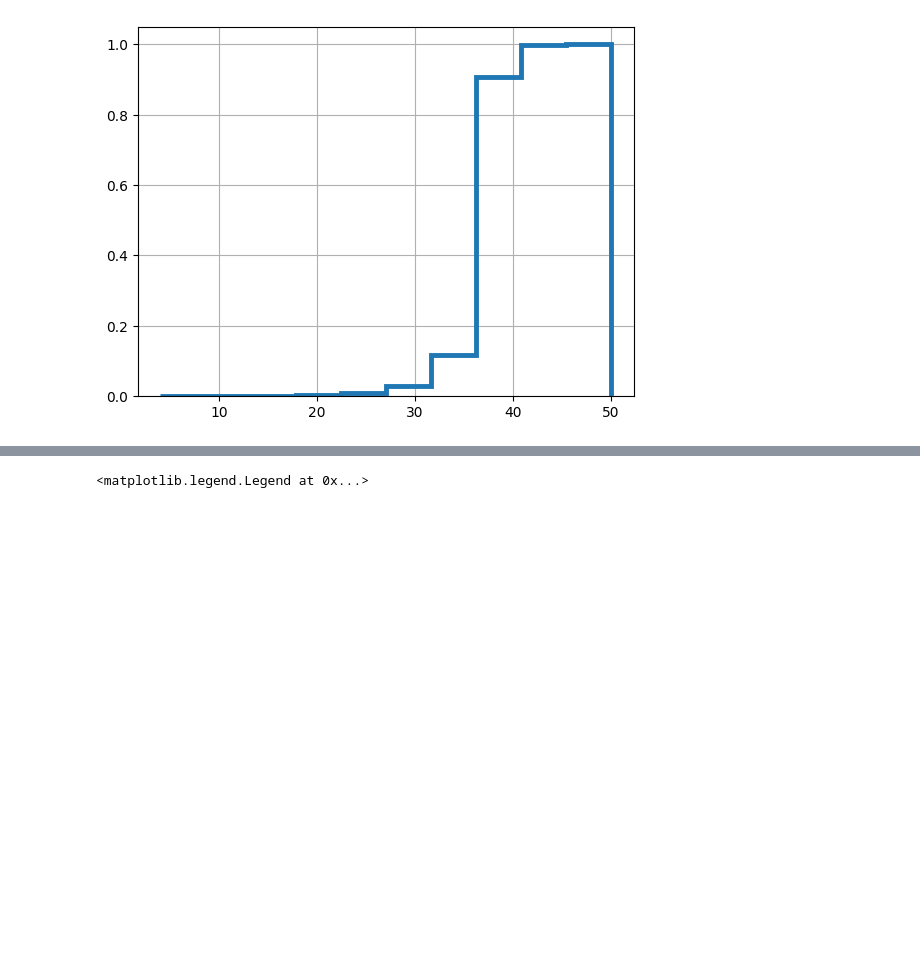
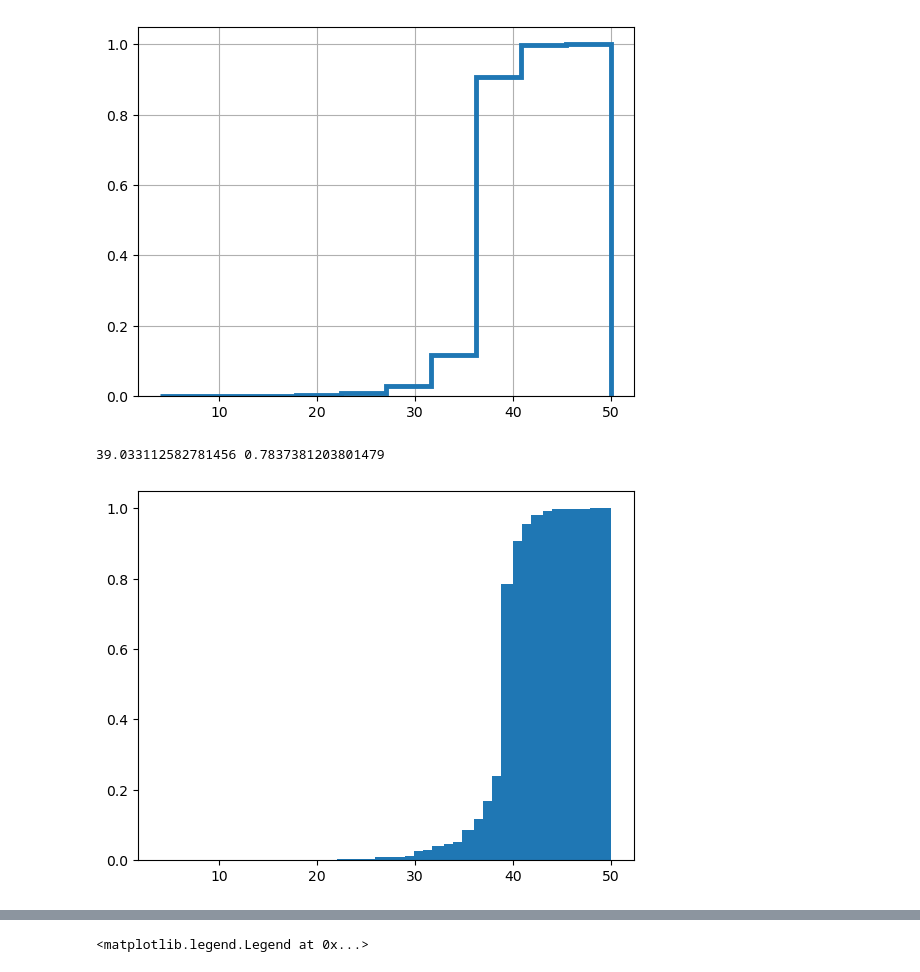
Before and after one commit to Vic263RP/MIA3-Formacion-2023-UV-AI, a Jupyter notebook: B1_HerramientasParaIA/T3_Probabilidad/2023_MIA_UV_Estdística/Computational Statistics (part II).ipynb, the cells around one changed output, grey strips where cells are left out. Saved outputs shown, nothing was run; the diff lists cells and outputs as text; code cells hidden in the pictures; blank space fills up the shorter version.

```diff
--- a/B1_HerramientasParaIA/T3_Probabilidad/2023_MIA_UV_Estdística/Computational Statistics (part II).ipynb
+++ b/B1_HerramientasParaIA/T3_Probabilidad/2023_MIA_UV_Estdística/Computational Statistics (part II).ipynb
@@ -404,3 +465,12 @@ ob.hist(density=1, histtype='step', cumulative=True, linewidth=3.5)
 # %% [output]
 <Axes: >
 [figure]
+# %%
+hh = plt.hist(othersbirth['prgLength'], 151, cumulative=True, density=True)
+
+#Calcular probabilidad menor de 39 semanas:
+
+print(hh[1][115], hh[0][115])
+# %% [output]
+39.033112582781456 0.7837381203801479
+[figure, added]
```
Also changed, not shown: parts of 21 cells of this notebook.
